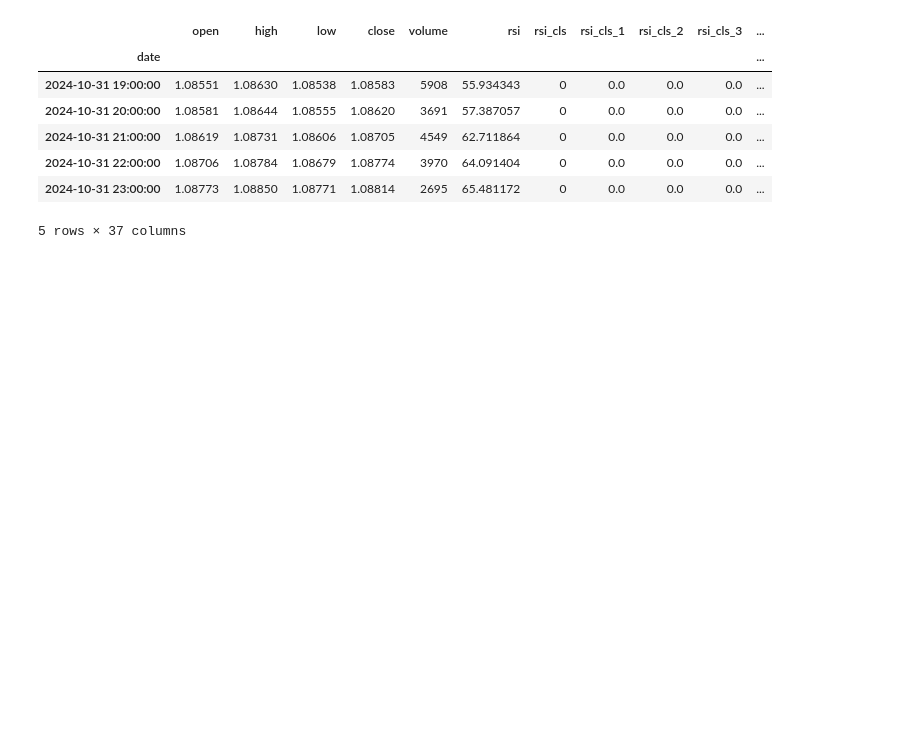
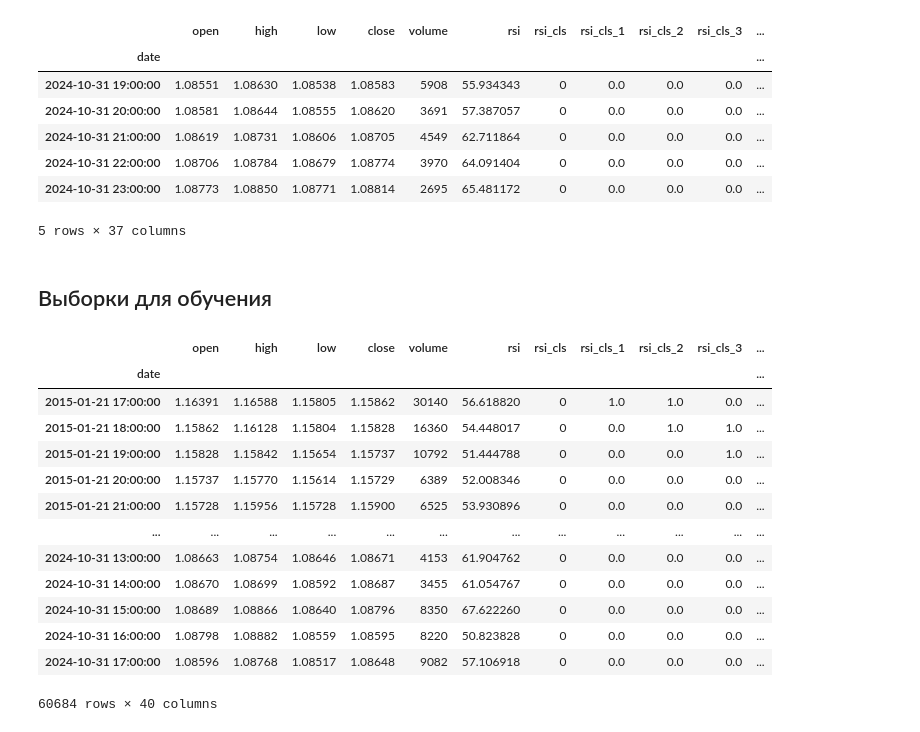
Before and after one commit to Priboy313/final-qualifying-work, a Jupyter notebook: main.ipynb, the cells around one changed output. Saved outputs shown, nothing was run; the diff lists cells and outputs as text; code cells hidden in the pictures; blank space fills up the shorter version.

```diff
--- a/main.ipynb
+++ b/main.ipynb
@@ -321,3 +321,32 @@ df.tail(5)
 | 2024-10-31 22:00:00 | 1.08706 | 1.08784 | 1.08679 | 1.08774 | 3970 | 64.091404 | 0 | 0.0 | 0.0 | 0.0 | ... |
 | 2024-10-31 23:00:00 | 1.08773 | 1.08850 | 1.08771 | 1.08814 | 2695 | 65.481172 | 0 | 0.0 | 0.0 | 0.0 | ... |
 5 rows × 37 columns
+# %% [markdown]
+## Выборки для обучения
+# %%
+warnings.simplefilter(action='ignore', category=FutureWarning)
+warnings.simplefilter(action='ignore', category=pd.errors.PerformanceWarning)
+warnings.simplefilter(action='ignore', category=pd.errors.SettingWithCopyWarning)
+
+df.loc[:, 'y_close'] = df.loc[:, 'close'].shift(-6)
+df.loc[:, 'y_true'] = (df.loc[:, 'close'] < df.loc[:, 'y_close']) * 1
+df.loc[:, 'y_true_down'] = (df.loc[:, 'close'] > df.loc[:, 'y_close']) * 1
+# %%
+df.dropna(inplace=True)
+# %%
+df
+# %% [output]
+|  | open | high | low | close | volume | rsi | rsi_cls | rsi_cls_1 | rsi_cls_2 | rsi_cls_3 | ... |
+| date |  |  |  |  |  |  |  |  |  |  | ... |
+| 2015-01-21 17:00:00 | 1.16391 | 1.16588 | 1.15805 | 1.15862 | 30140 | 56.618820 | 0 | 1.0 | 1.0 | 0.0 | ... |
+| 2015-01-21 18:00:00 | 1.15862 | 1.16128 | 1.15804 | 1.15828 | 16360 | 54.448017 | 0 | 0.0 | 1.0 | 1.0 | ... |
+| 2015-01-21 19:00:00 | 1.15828 | 1.15842 | 1.15654 | 1.15737 | 10792 | 51.444788 | 0 | 0.0 | 0.0 | 1.0 | ... |
+| 2015-01-21 20:00:00 | 1.15737 | 1.15770 | 1.15614 | 1.15729 | 6389 | 52.008346 | 0 | 0.0 | 0.0 | 0.0 | ... |
+| 2015-01-21 21:00:00 | 1.15728 | 1.15956 | 1.15728 | 1.15900 | 6525 | 53.930896 | 0 | 0.0 | 0.0 | 0.0 | ... |
+| ... | ... | ... | ... | ... | ... | ... | ... | ... | ... | ... | ... |
+| 2024-10-31 13:00:00 | 1.08663 | 1.08754 | 1.08646 | 1.08671 | 4153 | 61.904762 | 0 | 0.0 | 0.0 | 0.0 | ... |
+| 2024-10-31 14:00:00 | 1.08670 | 1.08699 | 1.08592 | 1.08687 | 3455 | 61.054767 | 0 | 0.0 | 0.0 | 0.0 | ... |
+| 2024-10-31 15:00:00 | 1.08689 | 1.08866 | 1.08640 | 1.08796 | 8350 | 67.622260 | 0 | 0.0 | 0.0 | 0.0 | ... |
+| 2024-10-31 16:00:00 | 1.08798 | 1.08882 | 1.08559 | 1.08595 | 8220 | 50.823828 | 0 | 0.0 | 0.0 | 0.0 | ... |
+| 2024-10-31 17:00:00 | 1.08596 | 1.08768 | 1.08517 | 1.08648 | 9082 | 57.106918 | 0 | 0.0 | 0.0 | 0.0 | ... |
+60684 rows × 40 columns
```
Also changed, not shown: parts of 3 cells of this notebook.
